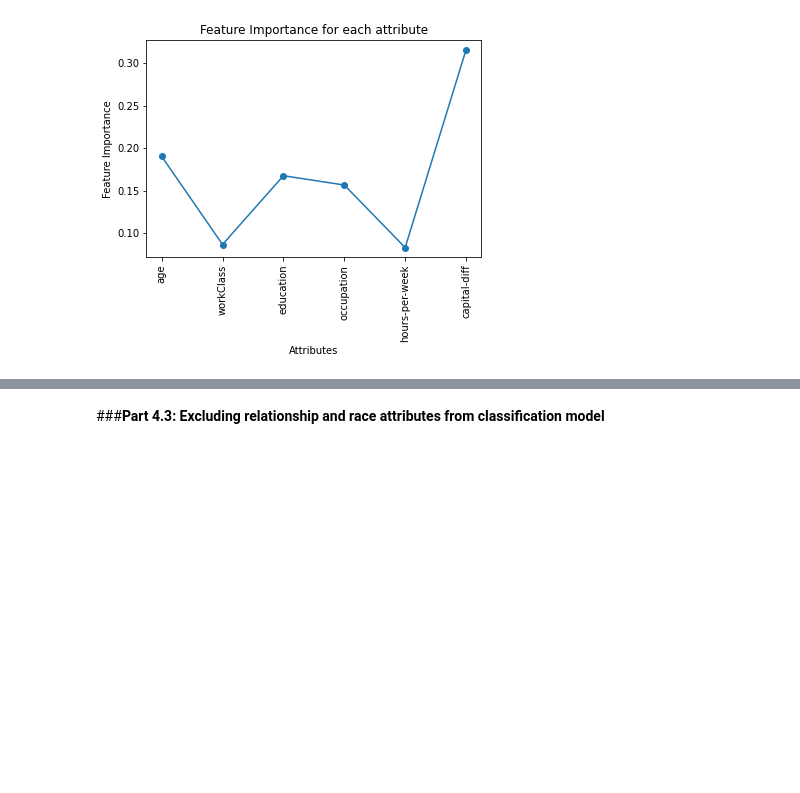
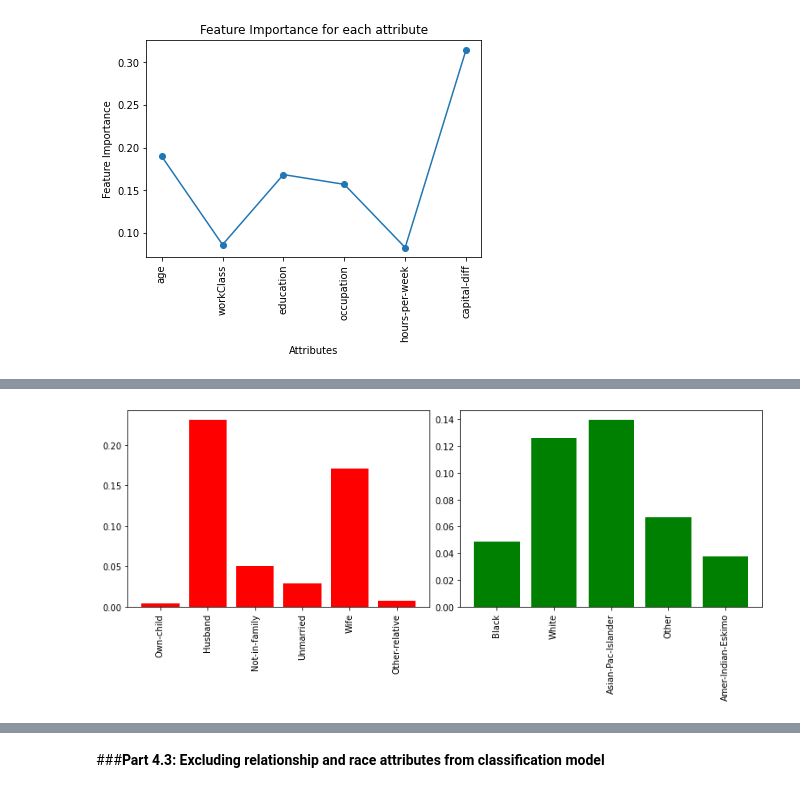
Before and after one commit to amckenna41/ML-fairness, a Jupyter notebook: csc4009.ipynb, the cells around one changed output, grey strips where cells are left out. Drawn from its saved outputs; the diff is of its cells as text; code cells hidden in the pictures; blank space fills up the shorter version.

```diff
--- a/csc4009.ipynb
+++ b/csc4009.ipynb
@@ -1668,0 +1743,4 @@ P(Ŷ | A = 0) = P(Ŷ | A = 1) = P(Ŷ | A = 2)...
+# %%
+plotting_metrics(metric='equality_of_opportunity')
+# %% [output]
+[figure, added]
```
Also changed, not shown: parts of 173 cells of this notebook.
